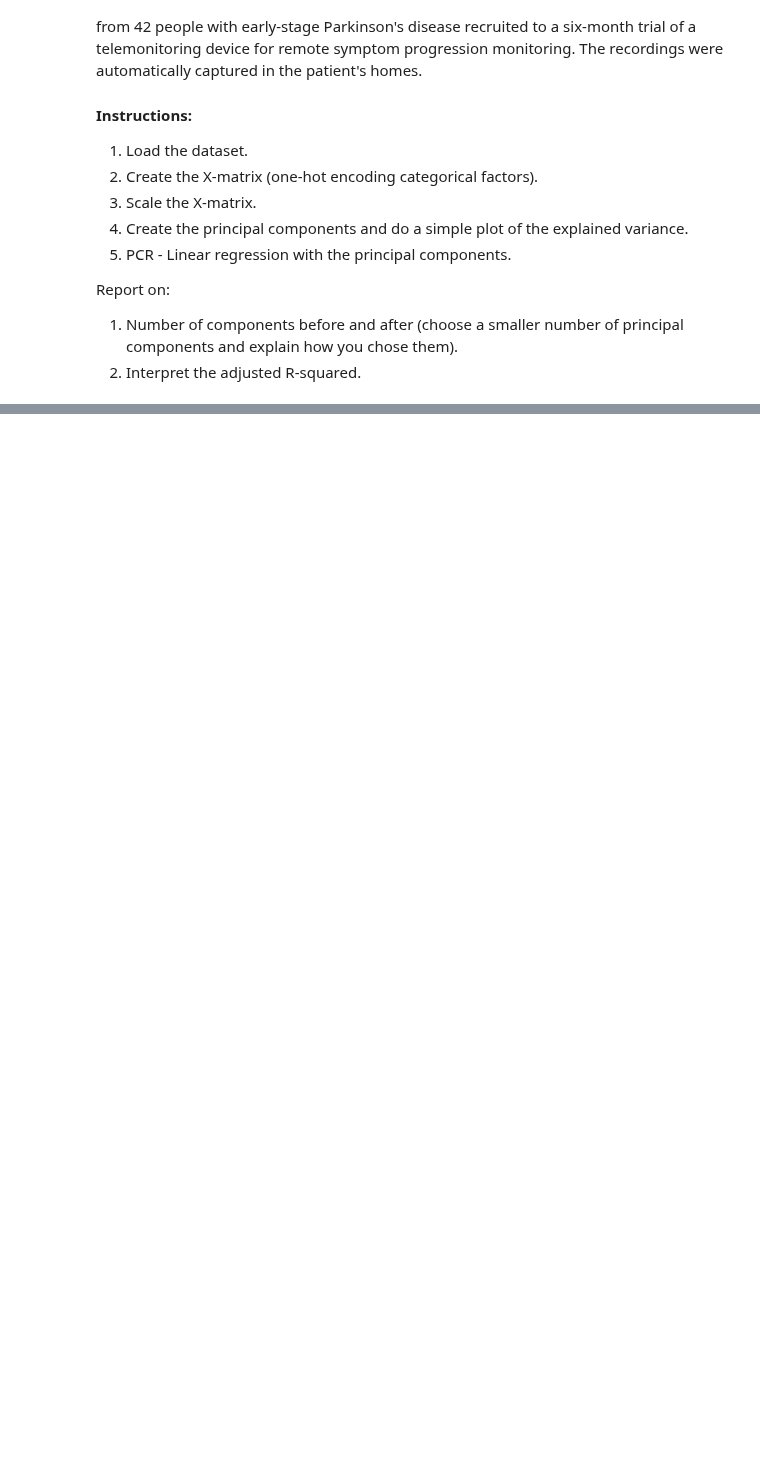
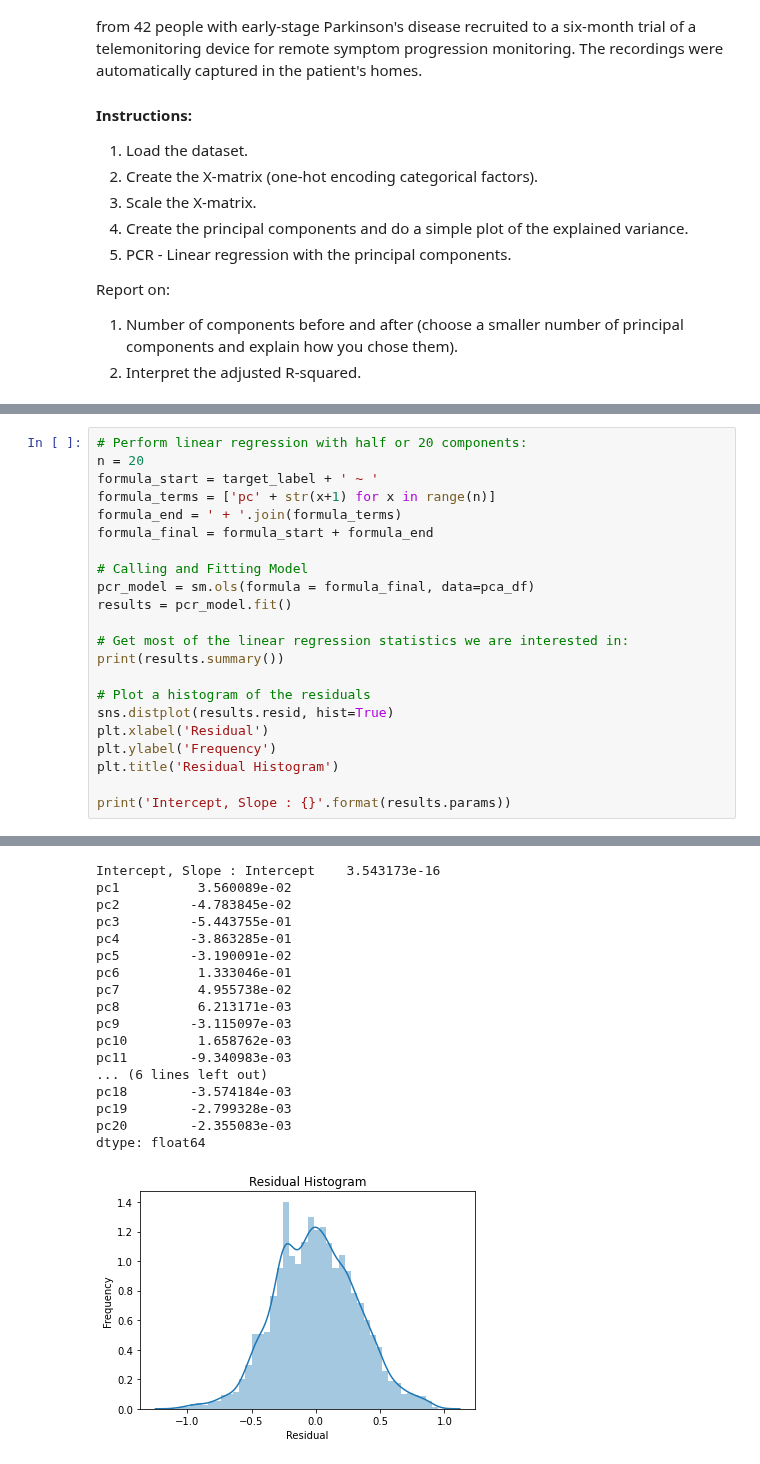
Before and after one commit to anajaved/UW_Data_Science_Cert, a Jupyter notebook: AnaJaved-L07-ParkinsonPCR.ipynb, the cells around one changed output, grey strips where cells are left out. Cells and saved outputs as stored; diff of their text form; blank space fills up the shorter version.

```diff
--- a/AnaJaved-L07-ParkinsonPCR.ipynb
+++ b/AnaJaved-L07-ParkinsonPCR.ipynb
@@ -108,0 +238,23 @@ plt.ylabel('Explained Variance')
+# %%
+# Perform linear regression with half or 20 components:
+n = 20
+formula_start = target_label + ' ~ '
+formula_terms = ['pc' + str(x+1) for x in range(n)]
+formula_end = ' + '.join(formula_terms)
+formula_final = formula_start + formula_end
+
+# Calling and Fitting Model
+pcr_model = sm.ols(formula = formula_final, data=pca_df)
+results = pcr_model.fit()
+
+# Get most of the linear regression statistics we are interested in:
+print(results.summary())
+
+# Plot a histogram of the residuals
+sns.distplot(results.resid, hist=True)
+plt.xlabel('Residual')
+plt.ylabel('Frequency')
+plt.title('Residual Histogram')
+
+print('Intercept, Slope : {}'.format(results.params))
+# %% [output]
@@ -109 +278,19 @@ plt.ylabel('Explained Variance')
+Intercept, Slope : Intercept    3.543173e-16
+pc1          3.560089e-02
+pc2         -4.783845e-02
+pc3         -5.443755e-01
+pc4         -3.863285e-01
+pc5         -3.190091e-02
+pc6          1.333046e-01
+pc7          4.955738e-02
+pc8          6.213171e-03
+pc9         -3.115097e-03
+pc10         1.658762e-03
+pc11        -9.340983e-03
+... (6 lines left out)
+pc18        -3.574184e-03
+pc19        -2.799328e-03
+pc20        -2.355083e-03
+dtype: float64
+[figure, added]
 # %%
```
Also changed, not shown: parts of 18 cells of this notebook.
